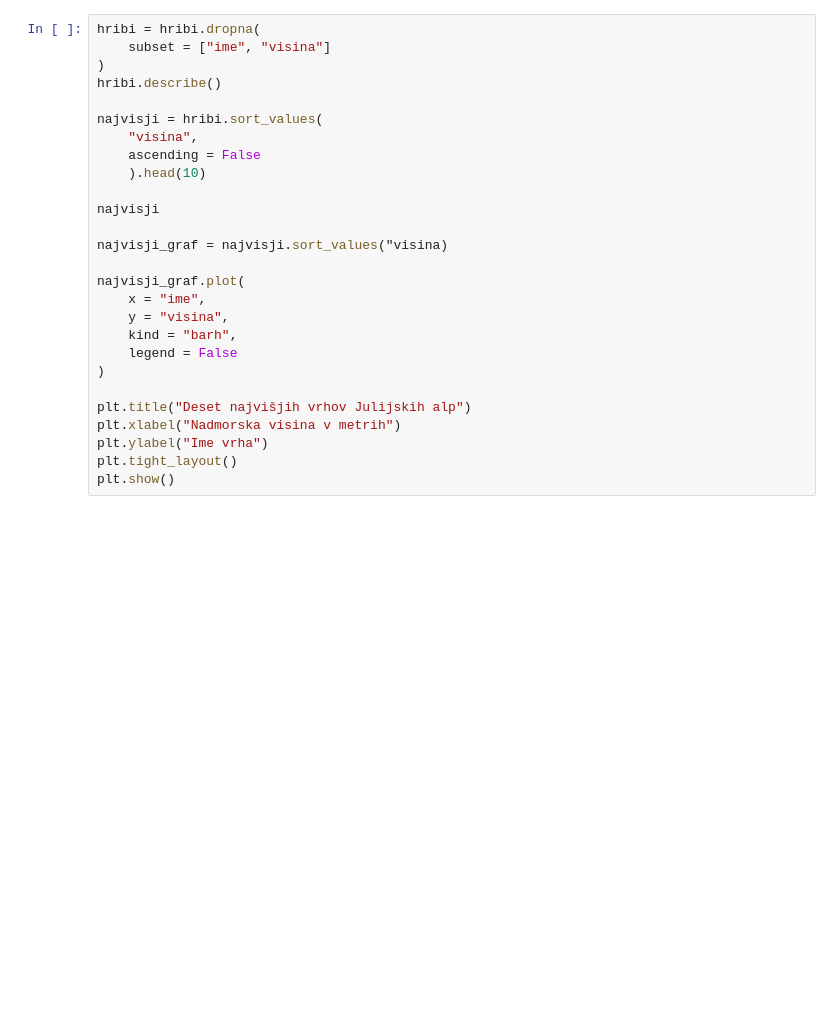
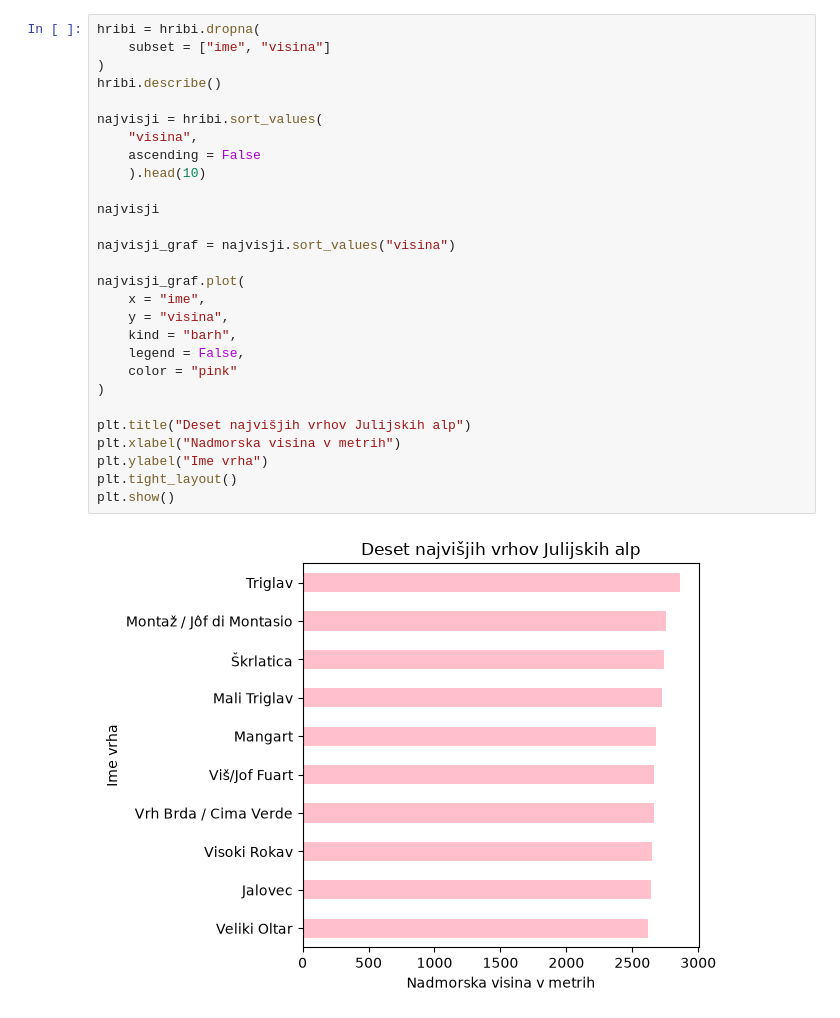
Before and after one commit to majaarnez/Projektna-naloga, a Jupyter notebook: analiza.ipynb, the cells around one changed output. Drawn from its saved outputs; the diff is of its cells as text; blank space fills up the shorter version.

```diff
--- a/analiza.ipynb
+++ b/analiza.ipynb
@@ -13,30 +34,33 @@ hribi.isna().sum()
 # %%
 hribi = hribi.dropna(
     subset = ["ime", "visina"]
 )
 hribi.describe()
 
 najvisji = hribi.sort_values(
     "visina",
     ascending = False
     ).head(10)
 
 najvisji
 
-najvisji_graf = najvisji.sort_values("visina)
+najvisji_graf = najvisji.sort_values("visina")
 
 najvisji_graf.plot(
     x = "ime",
     y = "visina",
     kind = "barh",
-    legend = False
+    legend = False,
+    color = "pink"
 )
 
 plt.title("Deset najvišjih vrhov Julijskih alp")
 plt.xlabel("Nadmorska visina v metrih")
 plt.ylabel("Ime vrha")
 plt.tight_layout()
 plt.show()
+# %% [output]
+[figure, added]
 # %%
 hribi["visina"].plot(
     kind = "hist",
```
Also changed, not shown: parts of 6 cells of this notebook, 1 other file.
